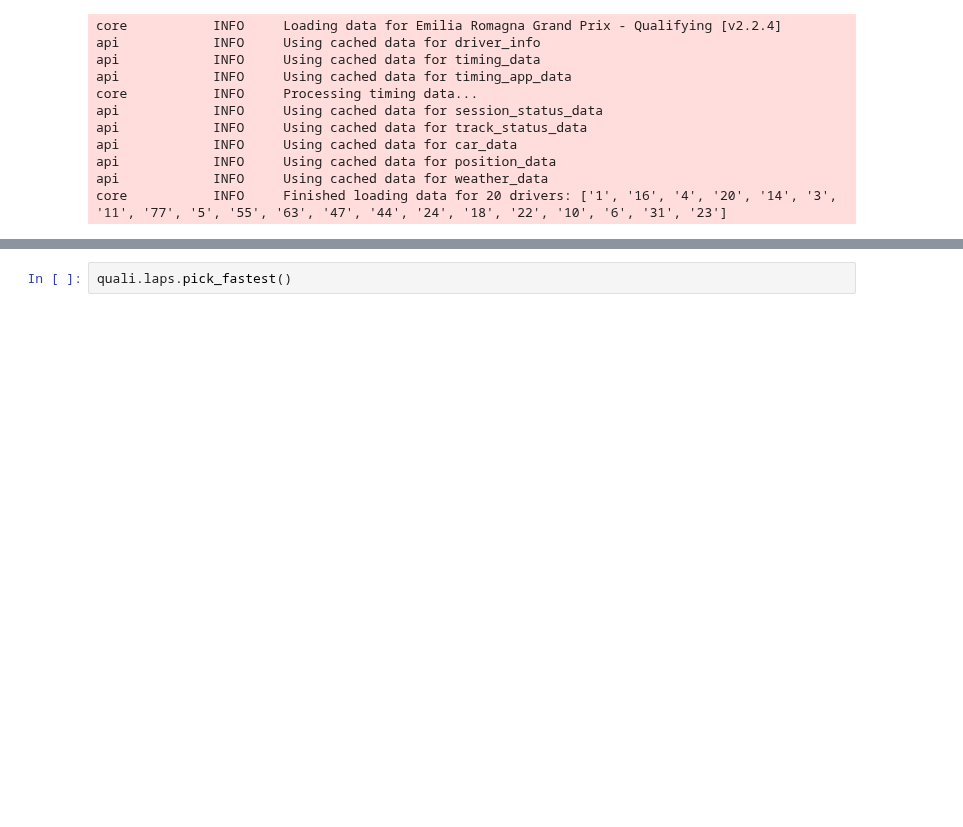
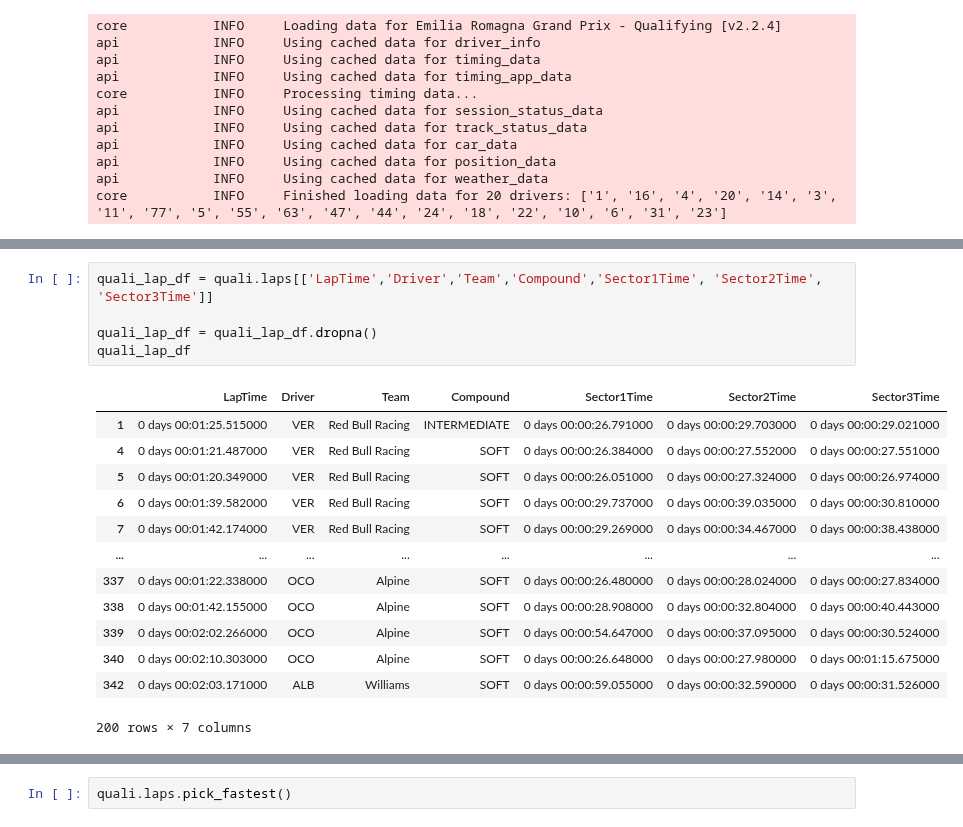
Before and after one commit to CamStevens15/F1_2022_race_analytics, a Jupyter notebook: Code_Analysis/Emilia_Romagna_2022.ipynb, the cells around one changed output, grey strips where cells are left out. Saved outputs shown, nothing was run; the diff lists cells and outputs as text; blank space fills up the shorter version.

```diff
--- a/Code_Analysis/Emilia_Romagna_2022.ipynb
+++ b/Code_Analysis/Emilia_Romagna_2022.ipynb
@@ -52 +66,20 @@ core           INFO     Finished loading data for 20 drivers: ['1', '16', '4', '
+# %%
+quali_lap_df = quali.laps[['LapTime','Driver','Team','Compound','Sector1Time', 'Sector2Time', 'Sector3Time']]
+
+quali_lap_df = quali_lap_df.dropna()
+quali_lap_df
+# %% [output]
+|  | LapTime | Driver | Team | Compound | Sector1Time | Sector2Time | Sector3Time |
+| 1 | 0 days 00:01:25.515000 | VER | Red Bull Racing | INTERMEDIATE | 0 days 00:00:26.791000 | 0 days 00:00:29.703000 | 0 days 00:00:29.021000 |
+| 4 | 0 days 00:01:21.487000 | VER | Red Bull Racing | SOFT | 0 days 00:00:26.384000 | 0 days 00:00:27.552000 | 0 days 00:00:27.551000 |
+| 5 | 0 days 00:01:20.349000 | VER | Red Bull Racing | SOFT | 0 days 00:00:26.051000 | 0 days 00:00:27.324000 | 0 days 00:00:26.974000 |
+| 6 | 0 days 00:01:39.582000 | VER | Red Bull Racing | SOFT | 0 days 00:00:29.737000 | 0 days 00:00:39.035000 | 0 days 00:00:30.810000 |
+| 7 | 0 days 00:01:42.174000 | VER | Red Bull Racing | SOFT | 0 days 00:00:29.269000 | 0 days 00:00:34.467000 | 0 days 00:00:38.438000 |
+| ... | ... | ... | ... | ... | ... | ... | ... |
+| 337 | 0 days 00:01:22.338000 | OCO | Alpine | SOFT | 0 days 00:00:26.480000 | 0 days 00:00:28.024000 | 0 days 00:00:27.834000 |
+| 338 | 0 days 00:01:42.155000 | OCO | Alpine | SOFT | 0 days 00:00:28.908000 | 0 days 00:00:32.804000 | 0 days 00:00:40.443000 |
+| 339 | 0 days 00:02:02.266000 | OCO | Alpine | SOFT | 0 days 00:00:54.647000 | 0 days 00:00:37.095000 | 0 days 00:00:30.524000 |
+| 340 | 0 days 00:02:10.303000 | OCO | Alpine | SOFT | 0 days 00:00:26.648000 | 0 days 00:00:27.980000 | 0 days 00:01:15.675000 |
+| 342 | 0 days 00:02:03.171000 | ALB | Williams | SOFT | 0 days 00:00:59.055000 | 0 days 00:00:32.590000 | 0 days 00:00:31.526000 |
+200 rows × 7 columns
 # %%
```
Also changed, not shown: parts of 11 cells of this notebook, 5 other files.
